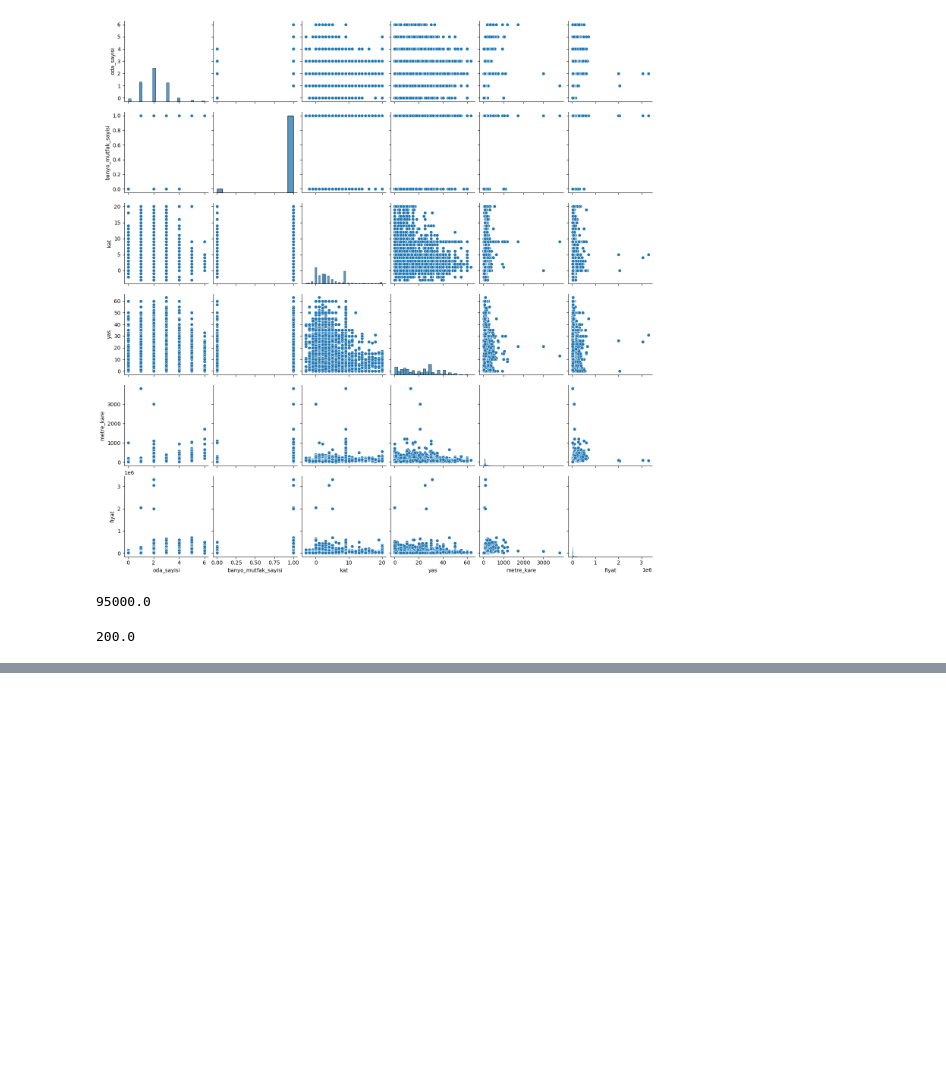
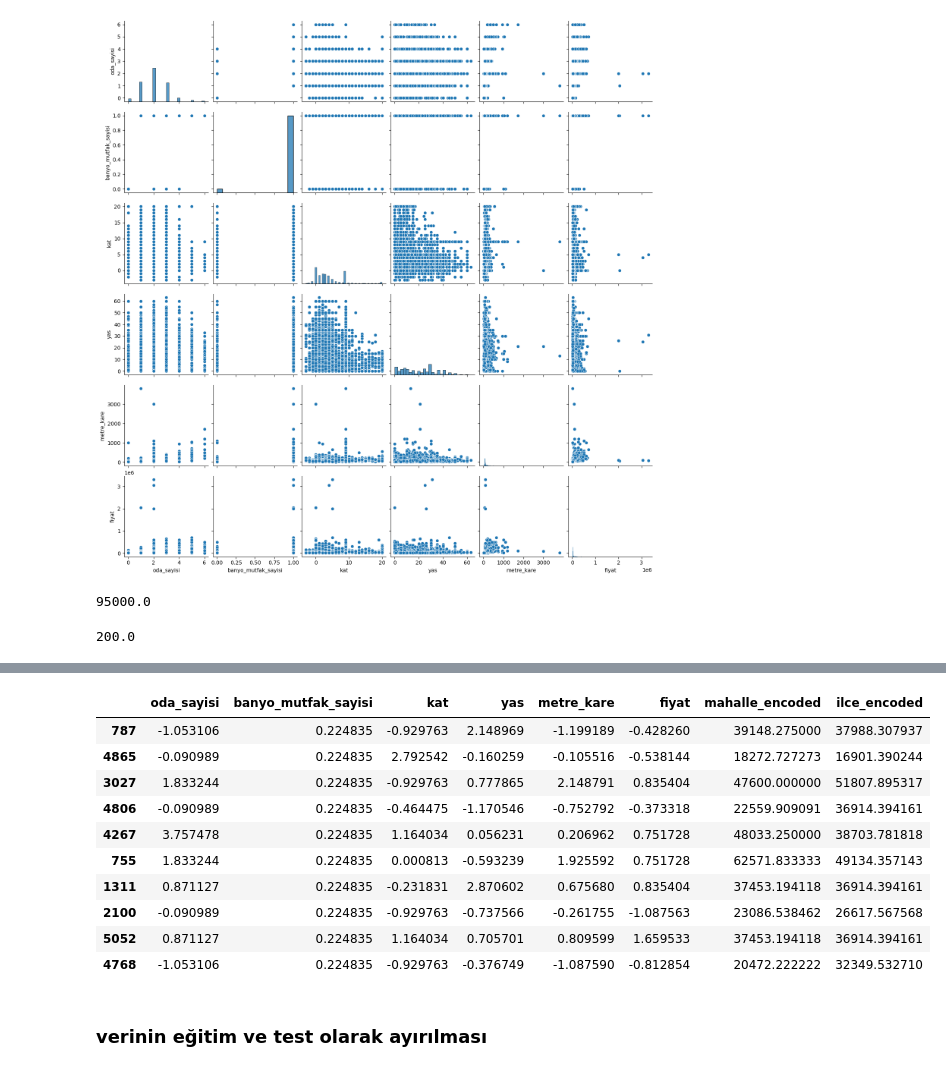
Before and after one commit to EnesBinmar/Istanbul_rent_prediction, a Jupyter notebook: kira_tahmini.ipynb, the cells around one changed output, grey strips where cells are left out. Drawn from its saved outputs; the diff is of its cells as text; code cells hidden in the pictures; blank space fills up the shorter version.

Commit message:
verinin düzenlenmesi, standardizasyonu ve kategorik degiskenlerin dönüştürülmesi

```diff
--- a/kira_tahmini.ipynb
+++ b/kira_tahmini.ipynb
@@ -329,0 +394,3 @@ sea.pairplot(df_raw)
+# %%
+df_numeric = pd.DataFrame(df_num,columns=df_num_col)
+df_numeric
@@ -329,0 +413,4 @@ sea.pairplot(df_raw)
+# %%
+mean_rent_per_mahalle = df_raw.groupby('mahalle')['fiyat'].mean()
+df_cat['mahalle_encoded'] = df_raw['mahalle'].map(mean_rent_per_mahalle)
+df_cat.sample(5)
@@ -329,0 +424,5 @@ sea.pairplot(df_raw)
+# %%
+mean_rent_per_mahalle = df_raw.groupby('ilce')['fiyat'].mean()
+df_cat['ilce_encoded'] = df_raw['ilce'].map(mean_rent_per_mahalle)
+df_cat = pd.DataFrame(df_cat)
+df_cat.head(10)
@@ -329,0 +441,19 @@ sea.pairplot(df_raw)
+# %%
+df_cat = pd.DataFrame(df_cat.select_dtypes('float'))
+# %%
+df_prepared = pd.concat([df_numeric,df_cat],axis=1)
+df_prepared.sample(10)
+# %% [output]
+|  | oda_sayisi | banyo_mutfak_sayisi | kat | yas | metre_kare | fiyat | mahalle_encoded | ilce_encoded |
+| 787 | -1.053106 | 0.224835 | -0.929763 | 2.148969 | -1.199189 | -0.428260 | 39148.275000 | 37988.307937 |
+| 4865 | -0.090989 | 0.224835 | 2.792542 | -0.160259 | -0.105516 | -0.538144 | 18272.727273 | 16901.390244 |
+| 3027 | 1.833244 | 0.224835 | -0.929763 | 0.777865 | 2.148791 | 0.835404 | 47600.000000 | 51807.895317 |
+| 4806 | -0.090989 | 0.224835 | -0.464475 | -1.170546 | -0.752792 | -0.373318 | 22559.909091 | 36914.394161 |
+| 4267 | 3.757478 | 0.224835 | 1.164034 | 0.056231 | 0.206962 | 0.751728 | 48033.250000 | 38703.781818 |
+| 755 | 1.833244 | 0.224835 | 0.000813 | -0.593239 | 1.925592 | 0.751728 | 62571.833333 | 49134.357143 |
+| 1311 | 0.871127 | 0.224835 | -0.231831 | 2.870602 | 0.675680 | 0.835404 | 37453.194118 | 36914.394161 |
+| 2100 | -0.090989 | 0.224835 | -0.929763 | -0.737566 | -0.261755 | -1.087563 | 23086.538462 | 26617.567568 |
+| 5052 | 0.871127 | 0.224835 | 1.164034 | 0.705701 | 0.809599 | 1.659533 | 37453.194118 | 36914.394161 |
+| 4768 | -1.053106 | 0.224835 | -0.929763 | -0.376749 | -1.087590 | -0.812854 | 20472.222222 | 32349.532710 |
+# %% [markdown]
+### verinin eğitim ve test olarak ayırılması
```
Also changed, not shown: parts of 27 cells of this notebook.
